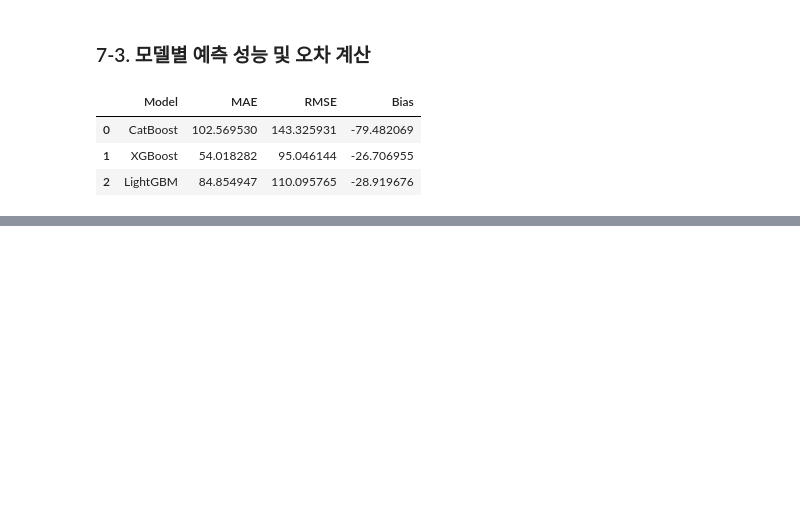
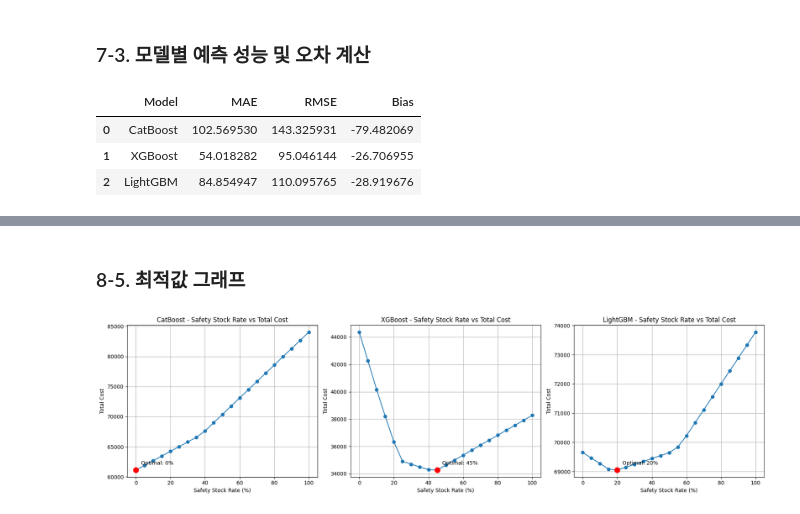
Before and after one commit to skyup-509/SCM_SafetyStock, a Jupyter notebook: 안전재고율에 따른 재고 수준.ipynb, the cells around one changed output, grey strips where cells are left out. Saved outputs shown, nothing was run; the diff lists cells and outputs as text; code cells hidden in the pictures; blank space fills up the shorter version.

```diff
--- a/안전재고율에 따른 재고 수준.ipynb
+++ b/안전재고율에 따른 재고 수준.ipynb
@@ -777,0 +766,60 @@ plt.show()
+# %% [markdown]
+### 8-5. 최적값 그래프
+# %%
+import matplotlib.pyplot as plt
+
+fig, axes = plt.subplots(
+    1, 3,
+    figsize=(18, 5)
+)
+
+for ax, model_name in zip(
+    axes,
+    optimization_results["Model"].unique()
+):
+
+    model_results = optimization_results[
+        optimization_results["Model"] == model_name
+    ]
+
+    optimal_result = optimal_results[
+        optimal_results["Model"] == model_name
+    ].iloc[0]
+
+    optimal_rate = optimal_result["SafetyStockRate"] * 100
+    optimal_cost = optimal_result["TotalCost"]
+
+    ax.plot(
+        model_results["SafetyStockRate"] * 100,
+        model_results["TotalCost"],
+        marker="o"
+    )
+
+    # 최적값
+    ax.scatter(
+        optimal_rate,
+        optimal_cost,
+        color="red",
+        s=100,
+        zorder=5
+    )
+
+    ax.annotate(
+        f"Optimal: {optimal_rate:.0f}%",
+        xy=(optimal_rate, optimal_cost),
+        xytext=(10, 10),
+        textcoords="offset points"
+    )
+
+    ax.set_xlabel("Safety Stock Rate (%)")
+    ax.set_ylabel("Total Cost")
+    ax.set_title(
+        f"{model_name} - Safety Stock Rate vs Total Cost"
+    )
+
+    ax.grid(True)
+
+plt.tight_layout()
+plt.show()
+# %% [output]
+[figure, added]
```
Also changed, not shown: parts of 17 cells of this notebook, 3 other files.
